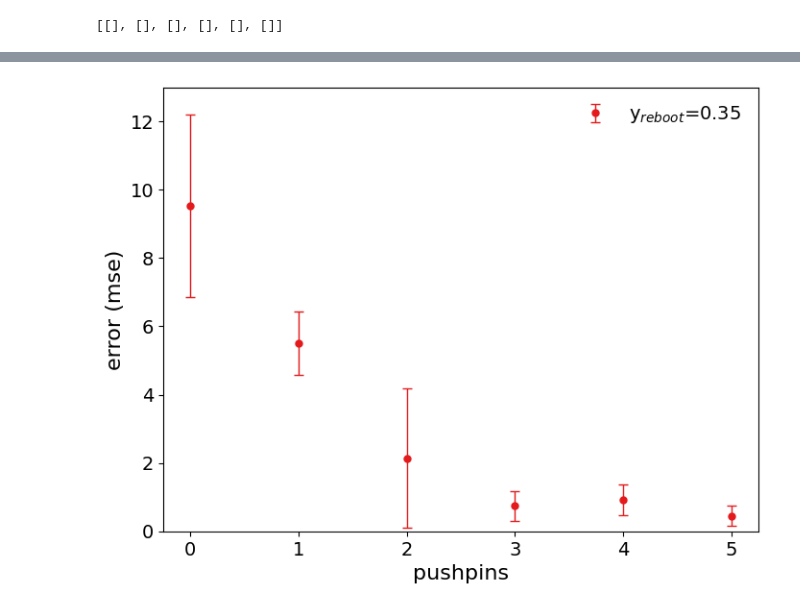
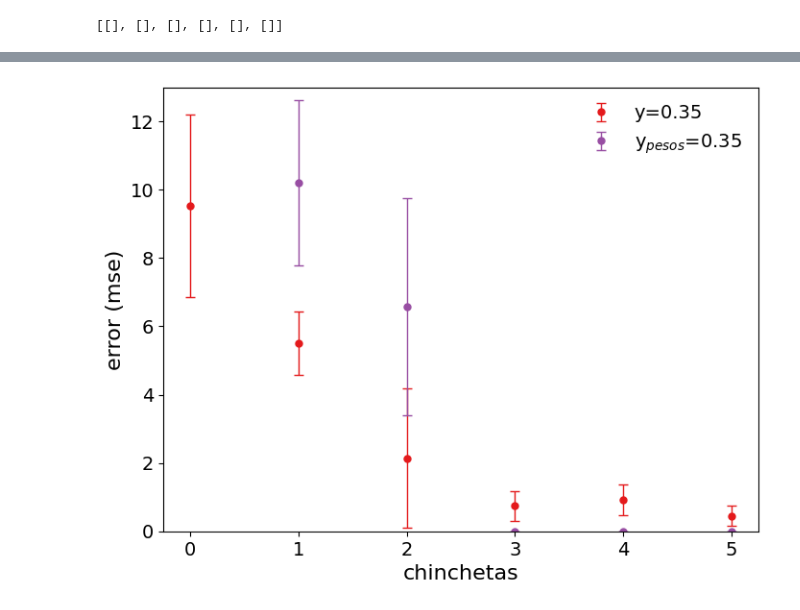
Before and after one commit to AndresMartnz/ray-equation-in-black-hole-PINN, a Jupyter notebook: plots.ipynb, the cells around one changed output, grey strips where cells are left out. Cells and saved outputs as stored; diff of their text form; code cells hidden in the pictures.

```diff
--- a/plots.ipynb
+++ b/plots.ipynb
@@ -22,8 +22,10 @@ WARNING:tensorflow:From c:\Users\usuario\Desktop\doctorado\codigos\tensorflow-2.
 import matplotlib.pyplot as plt
 from matplotlib.patches import Circle
 import matplotlib.ticker as ticker
-plt.style.use('tableau-colorblind10')
+import seaborn as sbn
 
+reds=sbn.color_palette("rocket")
+blues=sbn.color_palette("viridis")
 
 cud_colors = ['#377eb8', '#ff7f00', '#4daf4a', '#f781bf', '#a65628', '#984ea3', '#999999', '#e41a1c', '#dede00']
 # %% [markdown]
@@ -273,6 +288,10 @@ chinchetas_x=[]
 chinchetas_y=[]
 chinchetas_vx=[]
 chinchetas_vy=[]
+chinchetas_x2=[]
+chinchetas_y2=[]
+chinchetas_x3=[]
+chinchetas_y3=[]
 
 ruta_chinchetas = f'multiple_agujero_negro/chinchetas_y0={y_ini}_Ninter={N_intervalo}_rep={sim}.txt'
 with open(ruta_chinchetas, 'r') as archivo:
@@ -285,6 +304,16 @@ with open(ruta_chinchetas, 'r') as archivo:
         chinchetas_y.append(float(valores[2]))
         chinchetas_vx.append(float(valores[3]))
         chinchetas_vy.append(float(valores[4]))
+
+
+ruta_chinchetas2 = f'multiple_agujero_negro/chinchetas_y0=0.35_Ninter=10_rep=0.txt'
+with open(ruta_chinchetas2, 'r') as archivo:
+    for linea in archivo:
+
+        valores = linea.split()
+
+        chinchetas_x2.append(float(valores[1]))
+        chinchetas_y2.append(float(valores[2]))
 # %% [markdown]
 # Plots
 # %%
@@ -496,9 +603,9 @@ with open(ruta1, 'r') as archivo:
     #error[5].append(0)
 #print(error)
 
-# for i in error[0]:
-#     #error_pesos[1].append(0)
-#     error_pesos[2].append(0)
-#     error_pesos[3].append(0)
-#     error_pesos[4].append(0)
-# print(error_pesos)
+for i in error[0]:
+    #error_pesos[1].append(0)
+    error_pesos[2].append(0)
+    error_pesos[3].append(0)
+    error_pesos[4].append(0)
+print(error_pesos)
@@ -551,26 +660,24 @@ print(desviacion_pesos)
 # %%
 fig, ax = plt.subplots(dpi=100)
 #* RK
-#ax.errorbar(n_chinchetas_pesos, media_pesos, yerr=desviacion_pesos, color=cud_colors[0], ecolor=cud_colors[0],elinewidth=1 ,marker='o',markersize=5.0, capsize=3.5, capthick=1, linestyle='solid', linewidth=0, label=r"y=0.35")
-ax.errorbar(n_chinchetas, media, yerr=desviacion,  color=cud_colors[7], ecolor=cud_colors[7],elinewidth=1 ,marker='o',markersize=5.0, capsize=3.5, capthick=1, linestyle='solid', linewidth=0, label=r"y$_{reboot}$=0.35")
+ax.errorbar(n_chinchetas, media, yerr=desviacion,  color=cud_colors[7], ecolor=cud_colors[7],elinewidth=1 ,marker='o',markersize=5.0, capsize=3.5, capthick=1, linestyle='solid', linewidth=0, label="y=0.35")
+ax.errorbar(n_chinchetas_pesos, media_pesos, yerr=desviacion_pesos, color=cud_colors[5], ecolor=cud_colors[5],elinewidth=1 ,marker='o',markersize=5.0, capsize=3.5, capthick=1, linestyle='solid', linewidth=0, label=r"y$_{pesos}$=0.35")
 #ax.plot(plot_chincheta, plot_error_040, color="orange",marker='o',markersize=5.0, linestyle='solid', linewidth=2)
 
 plt.xticks(fontsize=14)
 plt.yticks(fontsize=14)
 
-ax.set_xlabel('pushpins', fontsize=16)
+ax.set_xlabel('chinchsetas', fontsize=16)
 ax.set_ylabel('error (mse)', fontsize=16)
 
 ax.legend(fontsize=14, frameon=False)
 
 #* Show grafic
 #plt.gca().set_aspect('equal', adjustable='box')
 
 plt.grid(False)  # Optional
 ax.set_ylim([0,13])
 
-plt.savefig(f'figuras definitivas/pushpins_error.pdf',bbox_inches='tight', dpi=800)
-
 fig.set_size_inches(8,6)
 # %% [output]
-[figure, old version]
+[figure, new version]
```
Also changed, not shown: parts of 9 cells of this notebook, 3 other files.
